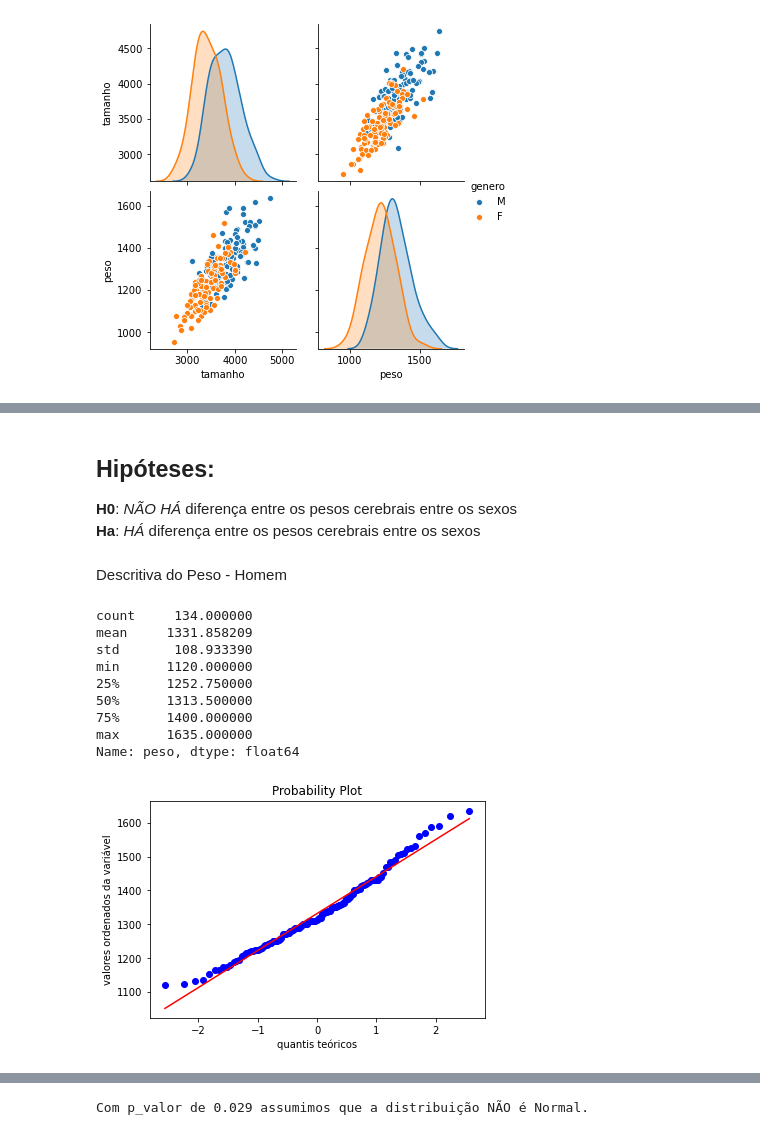
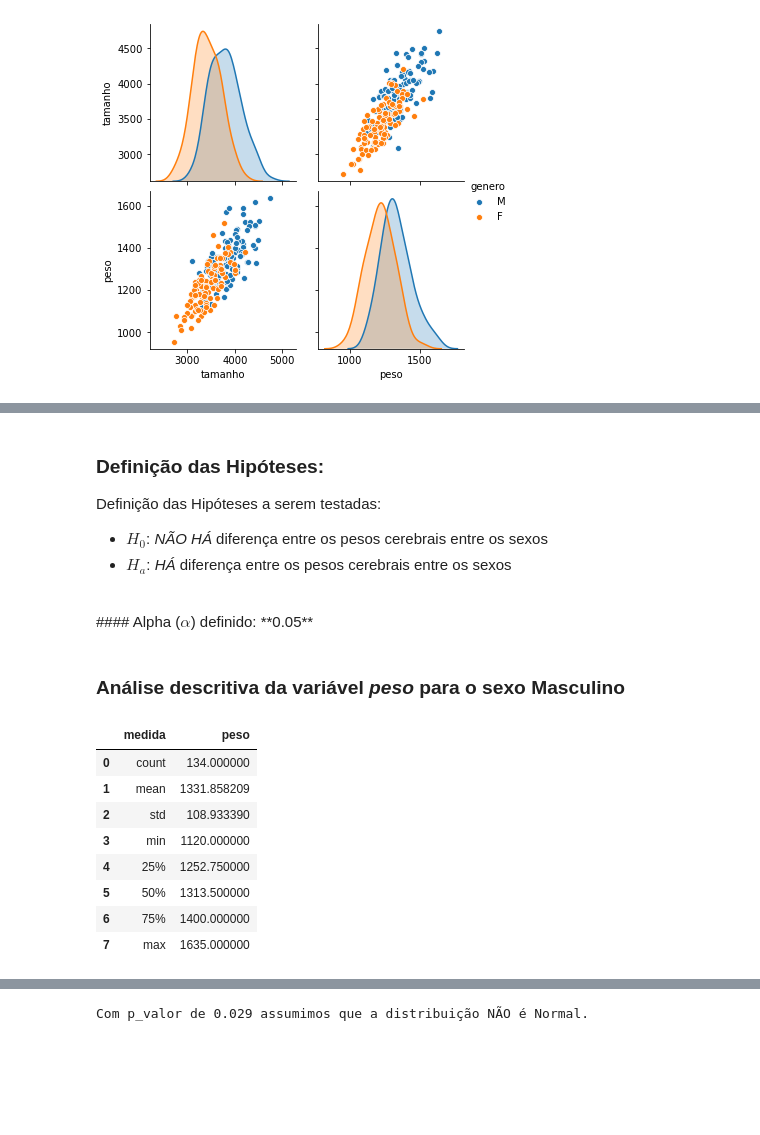
Before and after one commit to guilourenzo/mba-usp, a Jupyter notebook: ESTATÍSTICA PARA CIÊNCIA DE DADOS/AVALIACAO FINAL/GUILHERME_LOURENCO-AVALIACAO_FINAL.ipynb, the cells around one changed output, grey strips where cells are left out. Cells and saved outputs as stored; diff of their text form; code cells hidden in the pictures; blank space fills up the shorter version.

```diff
--- a/ESTATÍSTICA PARA CIÊNCIA DE DADOS/AVALIACAO FINAL/GUILHERME_LOURENCO-AVALIACAO_FINAL.ipynb
+++ b/ESTATÍSTICA PARA CIÊNCIA DE DADOS/AVALIACAO FINAL/GUILHERME_LOURENCO-AVALIACAO_FINAL.ipynb
@@ -103,29 +97,23 @@ mulher_peso =  np.array(brain.loc[brain['mulher']==1, 'peso'])
 acima45_peso =  np.array(brain.loc[brain['acima45']==1, 'peso'])
 abaixo45_peso =  np.array(brain.loc[brain['acima45']==0, 'peso'])
 # %% [markdown]
-## Hipóteses:
-
-**H0**: *NÃO HÁ* diferença entre os pesos cerebrais entre os sexos<br>
-**Ha**: *HÁ* diferença entre os pesos cerebrais entre os sexos
+### Definição das Hipóteses:
+Definição das Hipóteses a serem testadas:<br>
+- **$H_{0}$**: *NÃO HÁ* diferença entre os pesos cerebrais entre os sexos<br>
+- **$H_{a}$**: *HÁ* diferença entre os pesos cerebrais entre os sexos
+<br>
+#### Alpha ($\alpha$) definido: **0.05**
-# %% [markdown]
-Descritiva do Peso - Homem
+# %% [markdown]
+### Análise descritiva da variável *peso* para o sexo Masculino
 # %%
-brain.loc[brain['homem']==1, 'peso'].describe()
+brain.loc[brain['homem']==1, 'peso'].describe().rename_axis(['medida']).reset_index()
 # %% [output]
-count     134.000000
-mean     1331.858209
-std       108.933390
-min      1120.000000
-25%      1252.750000
-50%      1313.500000
-75%      1400.000000
-max      1635.000000
-Name: peso, dtype: float64
+|  | medida | peso |
+| 0 | count | 134.000000 |
+| 1 | mean | 1331.858209 |
+| 2 | std | 108.933390 |
+| 3 | min | 1120.000000 |
+| 4 | 25% | 1252.750000 |
+| 5 | 50% | 1313.500000 |
+| 6 | 75% | 1400.000000 |
+| 7 | max | 1635.000000 |
-# %%
-# Gráfico de probabilidade da Normal, para checar suposição de tal distribuição dos dados
-stats.probplot(homem_peso, plot=plt)
-plt.xlabel('quantis teóricos')
-plt.ylabel('valores ordenados da variável')
-plt.show()
-# %% [output]
-[figure, removed]
```
Also changed, not shown: parts of 22 cells of this notebook.
